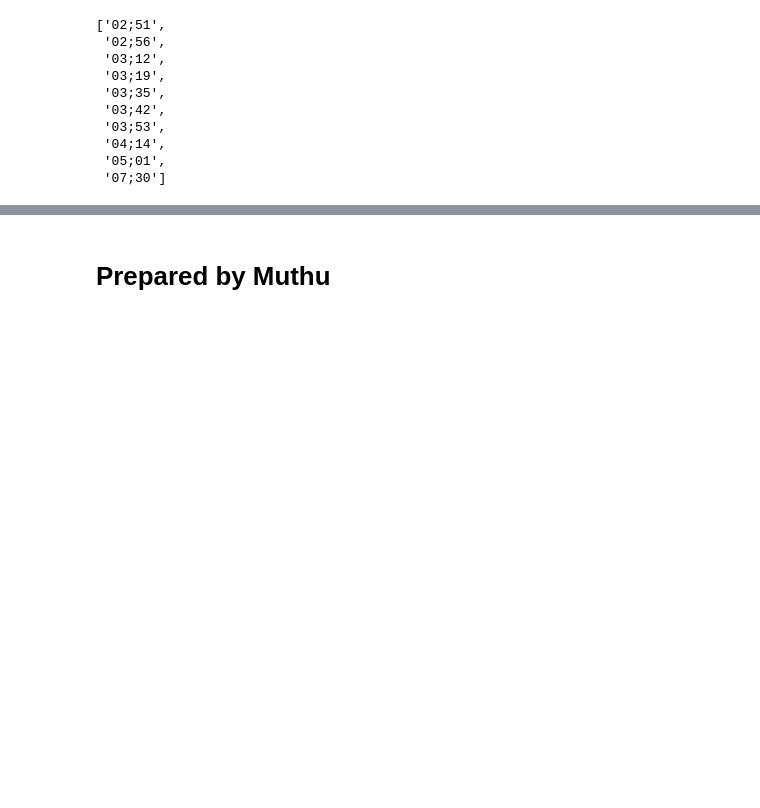
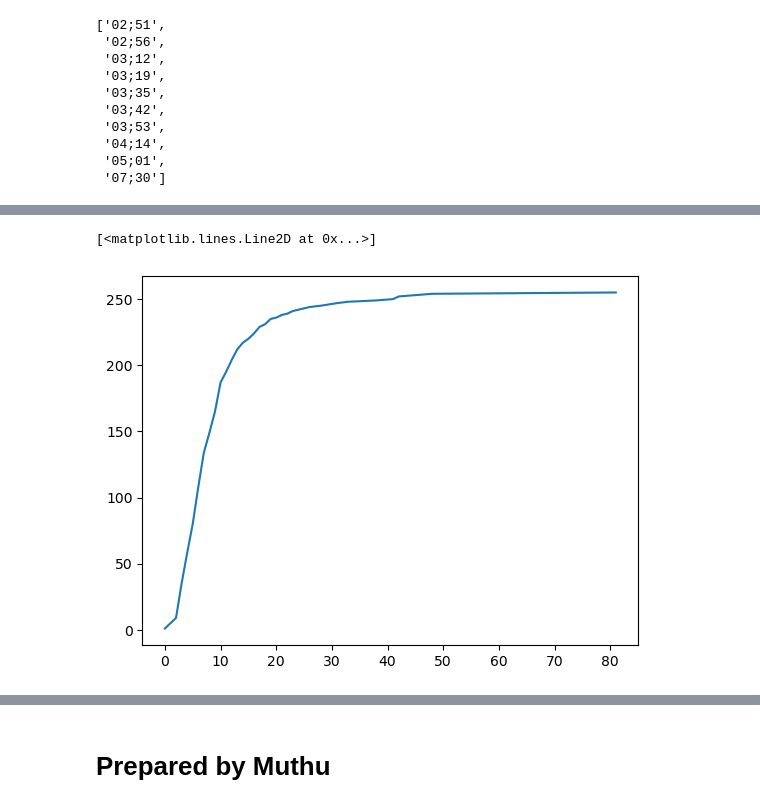
Before and after one commit to muthuganeshece/CVProjects, a Jupyter notebook: SodiumDisposal/Notebook/VideoExtractor.ipynb, the cells around one changed output, grey strips where cells are left out. Drawn from its saved outputs; the diff is of its cells as text; code cells hidden in the pictures; blank space fills up the shorter version.

```diff
--- a/SodiumDisposal/Notebook/VideoExtractor.ipynb
+++ b/SodiumDisposal/Notebook/VideoExtractor.ipynb
@@ -115,0 +152,3 @@ list(excel_group.loc[i, 'Start Time'])
+# %%
+data['Start Frame'] = data['Start Frame'].apply(str2numlist)
+data['End Frame'] = data['End Frame'].apply(str2numlist)
@@ -115,0 +203,10 @@ list(excel_group.loc[i, 'Start Time'])
+# %%
+start_frames = data[['Start Frame', 'End Frame']].apply(lambda x: [b-a for a, b in zip(x['Start Frame'], x['End Frame'])], axis=1)
+# %%
+frame_len = []
+for ele in list(start_frames):
+    frame_len.extend(ele)
+# %%
+test = pd.value_counts(frame_len).reset_index().sort_values('index')
+test['cumsum'] = test[0].cumsum()
+test
@@ -115,0 +231,5 @@ list(excel_group.loc[i, 'Start Time'])
+# %%
+plt.plot(test['index'], test['cumsum'])
+# %% [output]
+[<matplotlib.lines.Line2D at 0x...>]
+[figure, added]
```
Also changed, not shown: parts of 10 cells of this notebook.
